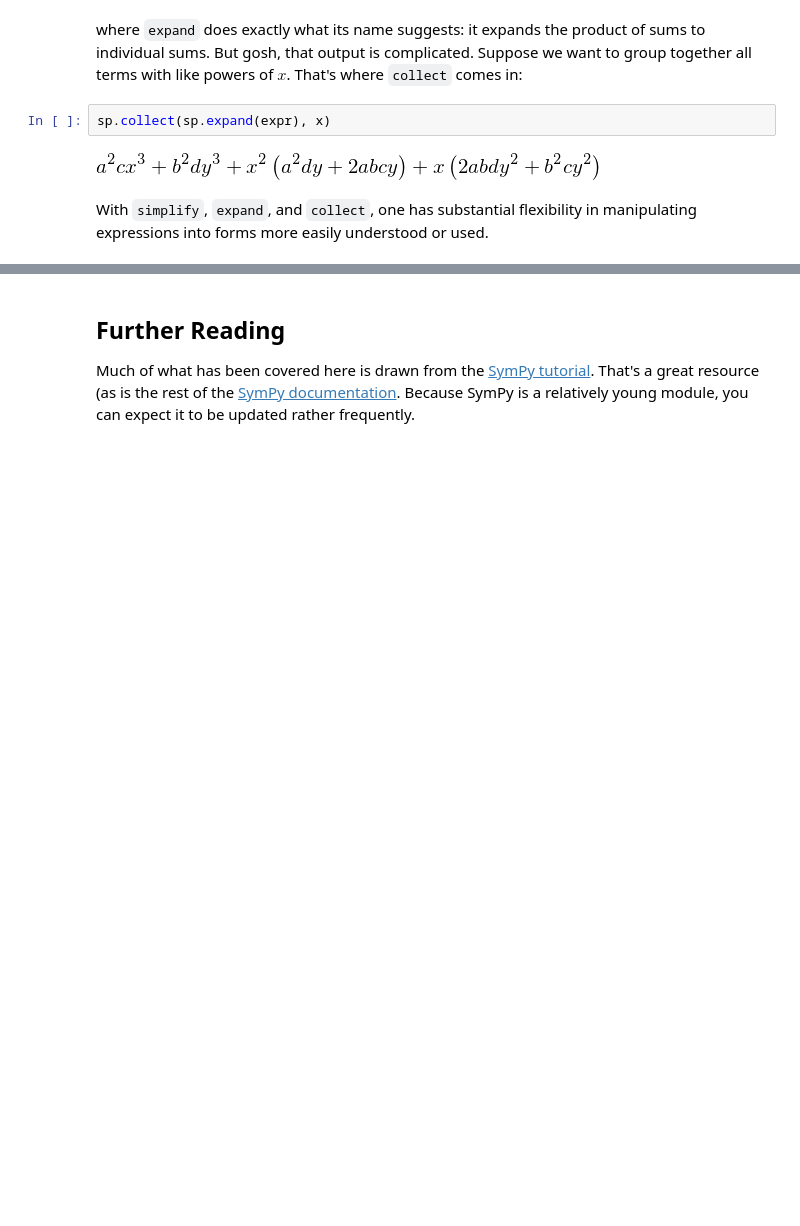
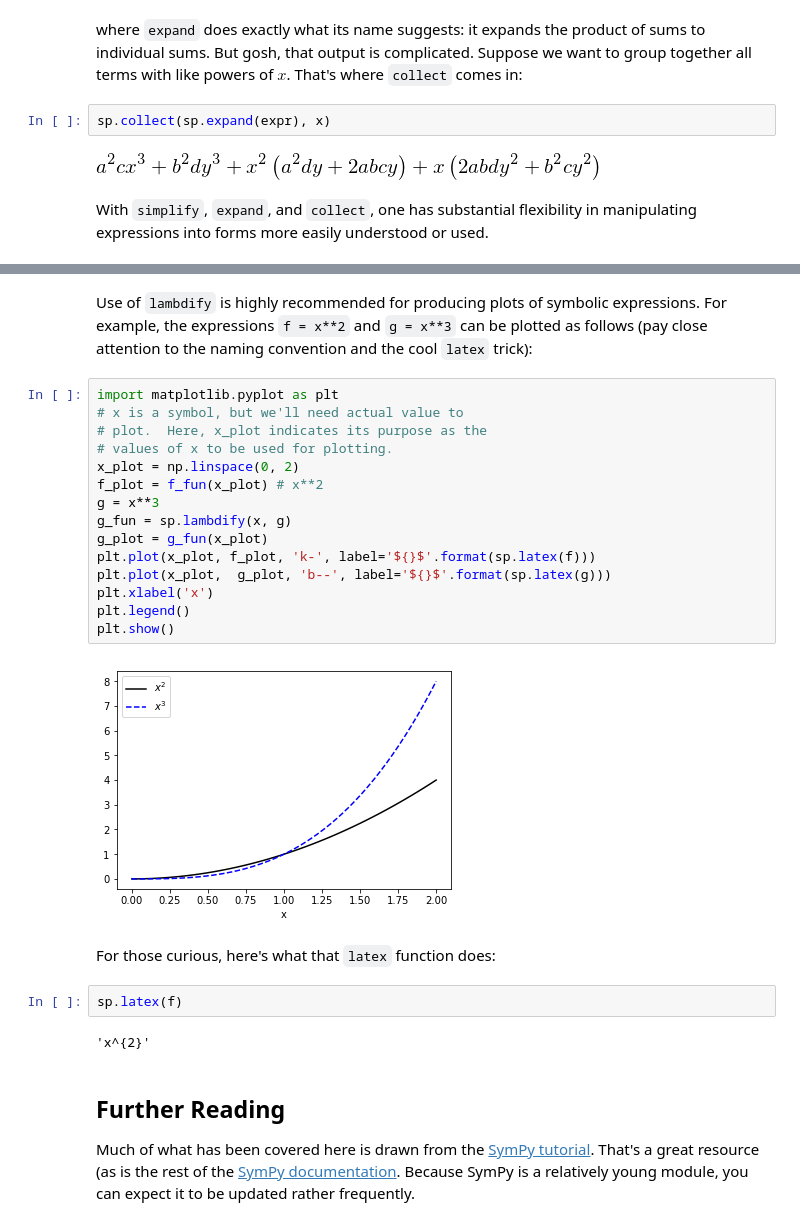
Before and after one commit to robertsj/me400_notes, a Jupyter notebook: source/lectures/ME400_Lecture_18.ipynb, the cells around one changed output, grey strips where cells are left out. Saved outputs shown, nothing was run; the diff lists cells and outputs as text; blank space fills up the shorter version.

```diff
--- a/source/lectures/ME400_Lecture_18.ipynb
+++ b/source/lectures/ME400_Lecture_18.ipynb
@@ -282,3 +301,28 @@ With `simplify`, `expand`, and `collect`, one has substantial flexibility in man
+# %% [markdown]
+Use of `lambdify` is highly recommended for producing plots of symbolic expressions.  For example, the expressions `f = x**2` and `g = x**3` can be plotted as follows (pay close attention to the naming convention and the cool `latex` trick):
+# %%
+import matplotlib.pyplot as plt
+# x is a symbol, but we'll need actual value to
+# plot.  Here, x_plot indicates its purpose as the
+# values of x to be used for plotting.
+x_plot = np.linspace(0, 2)
+f_plot = f_fun(x_plot) # x**2
+g = x**3
+g_fun = sp.lambdify(x, g)
+g_plot = g_fun(x_plot)
+plt.plot(x_plot, f_plot, 'k-', label='${}$'.format(sp.latex(f)))
+plt.plot(x_plot,  g_plot, 'b--', label='${}$'.format(sp.latex(g)))
+plt.xlabel('x')
+plt.legend()
+plt.show()
+# %% [output]
+[figure, added]
+# %% [markdown]
+For those curious, here's what that `latex` function does:
+# %%
+sp.latex(f)
+# %% [output]
+'x^{2}'
 # %% [markdown]
 ## Further Reading
 
```
Also changed, not shown: parts of 4 cells of this notebook.
